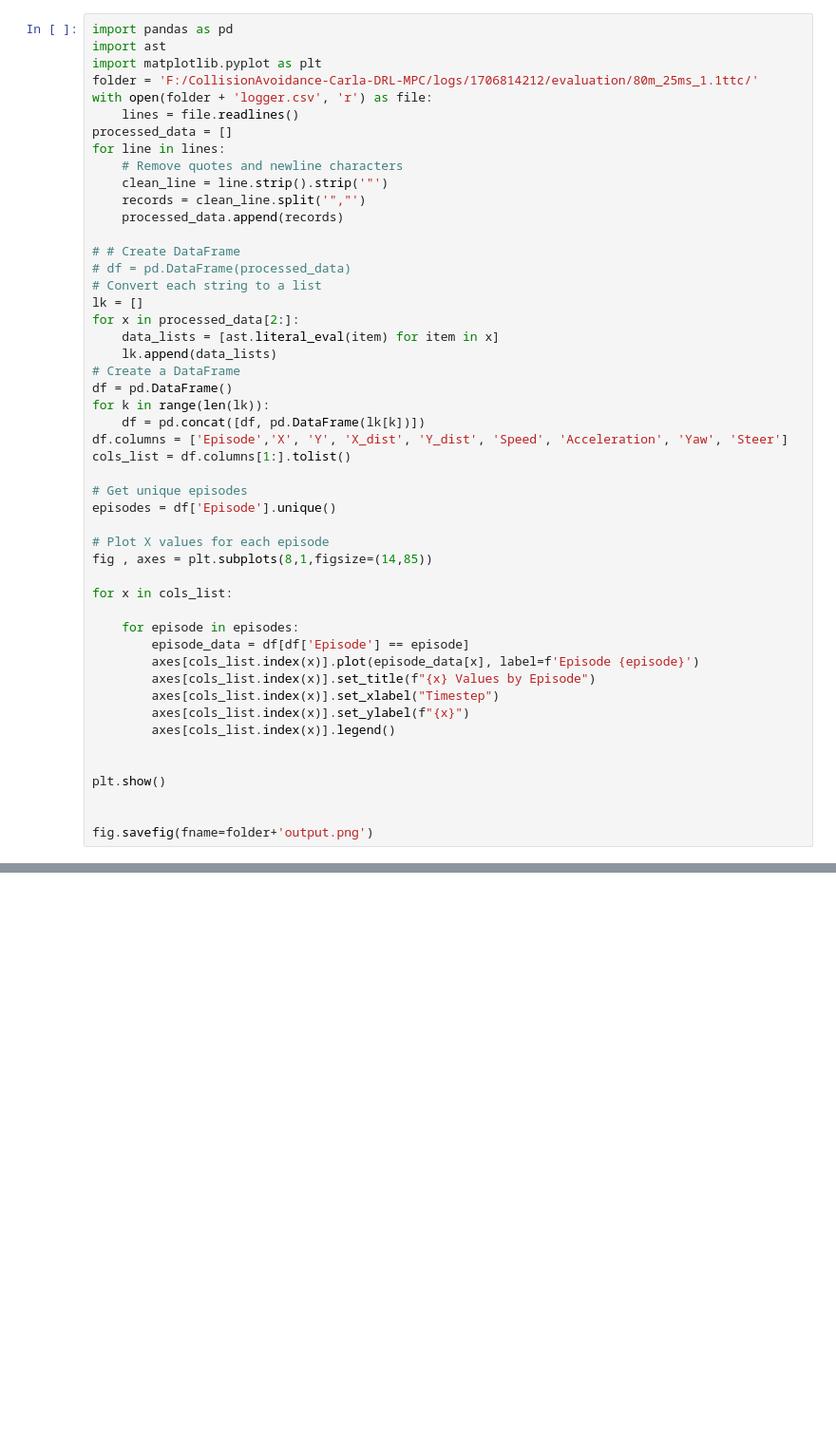
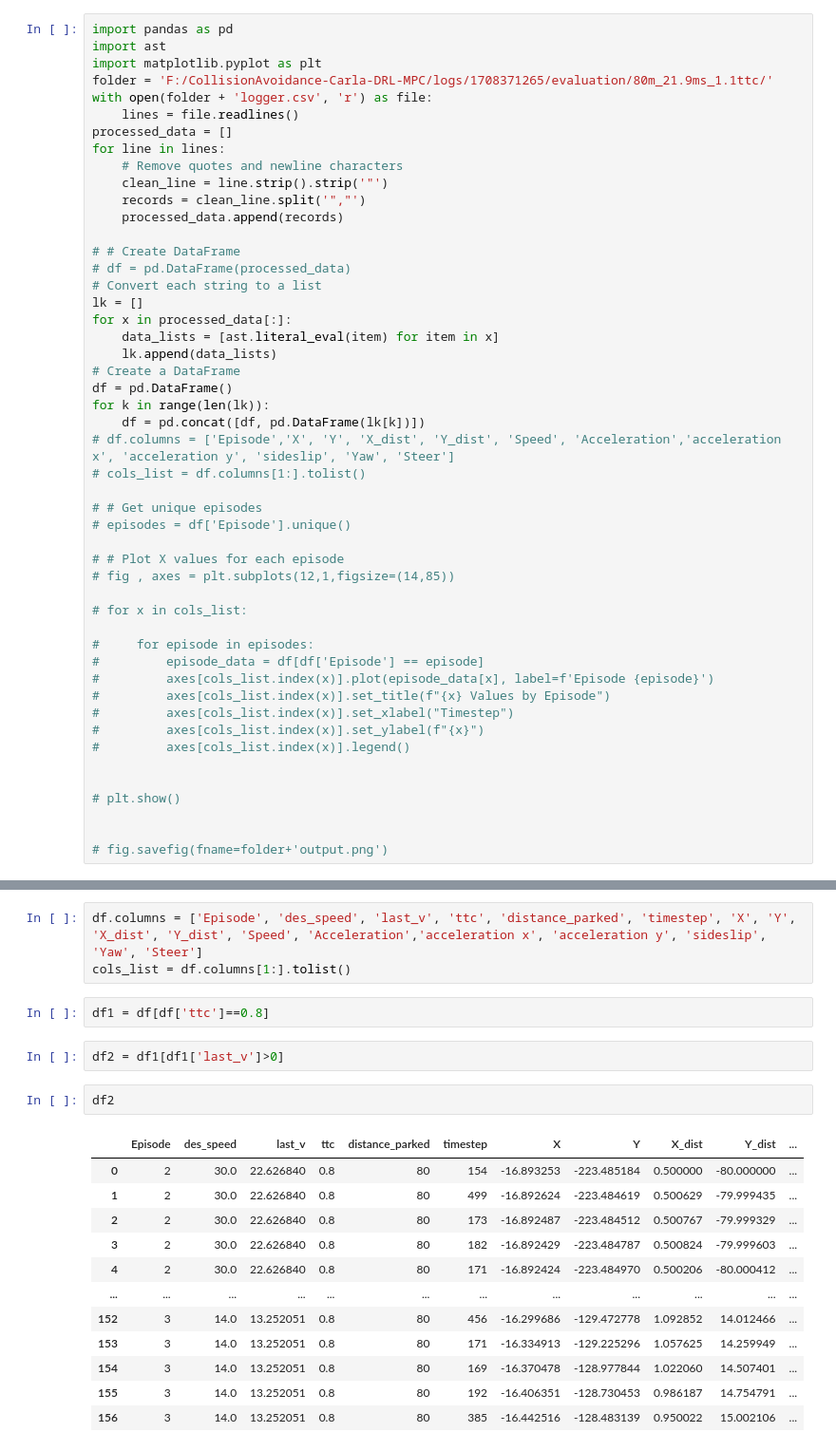
Before and after one commit to gustavomoers/CollisionAvoidance-Carla-DRL-MPC, a Jupyter notebook: plotting_test.ipynb, the cells around one changed output, grey strips where cells are left out. Shown: that part at 95% size. Saved outputs shown, nothing was run; the diff lists cells and outputs as text; blank space fills up the shorter version.

Commit message:
new plots + testing

```diff
--- a/plotting_test.ipynb
+++ b/plotting_test.ipynb
@@ -2,7 +2,7 @@
 import pandas as pd
 import ast
 import matplotlib.pyplot as plt
-folder = 'F:/CollisionAvoidance-Carla-DRL-MPC/logs/1706814212/evaluation/80m_25ms_1.1ttc/'
+folder = 'F:/CollisionAvoidance-Carla-DRL-MPC/logs/1708371265/evaluation/80m_21.9ms_1.1ttc/'
 with open(folder + 'logger.csv', 'r') as file:
     lines = file.readlines()
 processed_data = []
@@ -16,34 +16,34 @@ for line in lines:
 # df = pd.DataFrame(processed_data)
 # Convert each string to a list
 lk = []
-for x in processed_data[2:]:
+for x in processed_data[:]:
     data_lists = [ast.literal_eval(item) for item in x]
     lk.append(data_lists)
 # Create a DataFrame
 df = pd.DataFrame()
 for k in range(len(lk)):
     df = pd.concat([df, pd.DataFrame(lk[k])])
-df.columns = ['Episode','X', 'Y', 'X_dist', 'Y_dist', 'Speed', 'Acceleration', 'Yaw', 'Steer']
-cols_list = df.columns[1:].tolist()
+# df.columns = ['Episode','X', 'Y', 'X_dist', 'Y_dist', 'Speed', 'Acceleration','acceleration x', 'acceleration y', 'sideslip', 'Yaw', 'Steer']
+# cols_list = df.columns[1:].tolist()
 
-# Get unique episodes
-episodes = df['Episode'].unique()
+# # Get unique episodes
+# episodes = df['Episode'].unique()
 
-# Plot X values for each episode
-fig , axes = plt.subplots(8,1,figsize=(14,85))
+# # Plot X values for each episode
+# fig , axes = plt.subplots(12,1,figsize=(14,85))
 
-for x in cols_list:
+# for x in cols_list:
 
-    for episode in episodes:
-        episode_data = df[df['Episode'] == episode]
-        axes[cols_list.index(x)].plot(episode_data[x], label=f'Episode {episode}')
-        axes[cols_list.index(x)].set_title(f"{x} Values by Episode")
-        axes[cols_list.index(x)].set_xlabel("Timestep")
-        axes[cols_list.index(x)].set_ylabel(f"{x}")
-        axes[cols_list.index(x)].legend()
+#     for episode in episodes:
+#         episode_data = df[df['Episode'] == episode]
+#         axes[cols_list.index(x)].plot(episode_data[x], label=f'Episode {episode}')
+#         axes[cols_list.index(x)].set_title(f"{x} Values by Episode")
+#         axes[cols_list.index(x)].set_xlabel("Timestep")
+#         axes[cols_list.index(x)].set_ylabel(f"{x}")
+#         axes[cols_list.index(x)].legend()
 
 
-plt.show()
+# plt.show()
 
 
-fig.savefig(fname=folder+'output.png')
+# fig.savefig(fname=folder+'output.png')
@@ -51,0 +50,22 @@ SyntaxError: unexpected EOF while parsing (<unknown>, line 0)
+# %%
+df.columns = ['Episode', 'des_speed', 'last_v', 'ttc', 'distance_parked', 'timestep', 'X', 'Y', 'X_dist', 'Y_dist', 'Speed', 'Acceleration','acceleration x', 'acceleration y', 'sideslip', 'Yaw', 'Steer']
+cols_list = df.columns[1:].tolist()
+# %%
+df1 = df[df['ttc']==0.8]
+# %%
+df2 = df1[df1['last_v']>0]
+# %%
+df2
+# %% [output]
+|  | Episode | des_speed | last_v | ttc | distance_parked | timestep | X | Y | X_dist | Y_dist | ... |
+| 0 | 2 | 30.0 | 22.626840 | 0.8 | 80 | 154 | -16.893253 | -223.485184 | 0.500000 | -80.000000 | ... |
+| 1 | 2 | 30.0 | 22.626840 | 0.8 | 80 | 499 | -16.892624 | -223.484619 | 0.500629 | -79.999435 | ... |
+| 2 | 2 | 30.0 | 22.626840 | 0.8 | 80 | 173 | -16.892487 | -223.484512 | 0.500767 | -79.999329 | ... |
+| 3 | 2 | 30.0 | 22.626840 | 0.8 | 80 | 182 | -16.892429 | -223.484787 | 0.500824 | -79.999603 | ... |
+| 4 | 2 | 30.0 | 22.626840 | 0.8 | 80 | 171 | -16.892424 | -223.484970 | 0.500206 | -80.000412 | ... |
+| ... | ... | ... | ... | ... | ... | ... | ... | ... | ... | ... | ... |
+| 152 | 3 | 14.0 | 13.252051 | 0.8 | 80 | 456 | -16.299686 | -129.472778 | 1.092852 | 14.012466 | ... |
+| 153 | 3 | 14.0 | 13.252051 | 0.8 | 80 | 171 | -16.334913 | -129.225296 | 1.057625 | 14.259949 | ... |
+| 154 | 3 | 14.0 | 13.252051 | 0.8 | 80 | 169 | -16.370478 | -128.977844 | 1.022060 | 14.507401 | ... |
+| 155 | 3 | 14.0 | 13.252051 | 0.8 | 80 | 192 | -16.406351 | -128.730453 | 0.986187 | 14.754791 | ... |
+| 156 | 3 | 14.0 | 13.252051 | 0.8 | 80 | 385 | -16.442516 | -128.483139 | 0.950022 | 15.002106 | ... |
```
Also changed, not shown: parts of 13 cells of this notebook, 3 other files.
